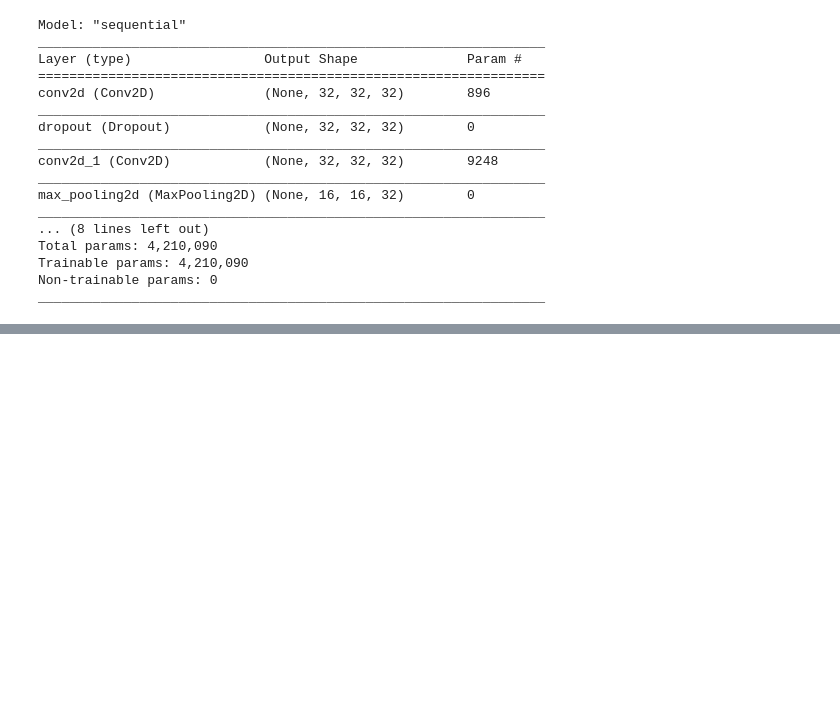
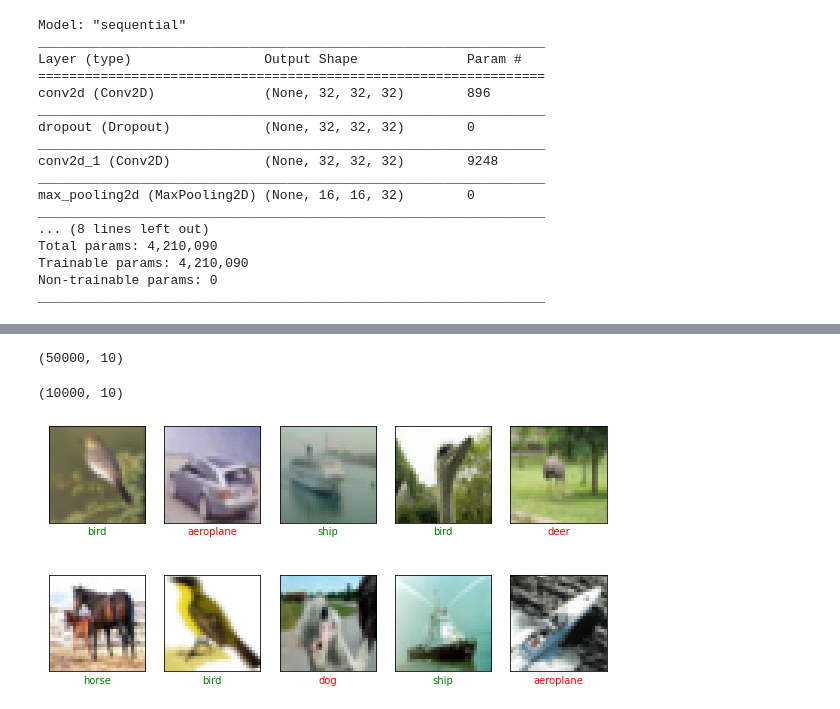
Before and after one commit to chinmay-sh/Image-Classification-C455, a Jupyter notebook: Project/Copy_of_cifar10model.ipynb, the cells around one changed output, grey strips where cells are left out. Cells and saved outputs as stored; diff of their text form; code cells hidden in the pictures; blank space fills up the shorter version.

```diff
--- a/Project/Copy_of_cifar10model.ipynb
+++ b/Project/Copy_of_cifar10model.ipynb
@@ -64,7 +90,7 @@ model.add(MaxPooling2D(pool_size=(2,2)))
 model.add(Flatten())
 model.add(Dense(512, activation='relu', kernel_constraint=maxnorm(3)))
 model.add(Dropout(0.5))
-model.add(Dense(num_classes, activation= 'relu'))
+model.add(Dense(num_classes, activation= 'softmax'))
 
 #Configure the optimizer
 
@@ -128,0 +153,14 @@ Accuracy of this program is:  10.010000318288803
+# %%
+preds = model.predict(X_Test)
+# %%
+Y_Train.shape
+# %% [output]
+(50000, 10)
+# %%
+preds.shape
+# %% [output]
+(10000, 10)
+# %%
+show_random_examples(X_Test,Y_Test,preds)
+# %% [output]
+[figure, added]
```
Also changed, not shown: parts of 8 cells of this notebook.
